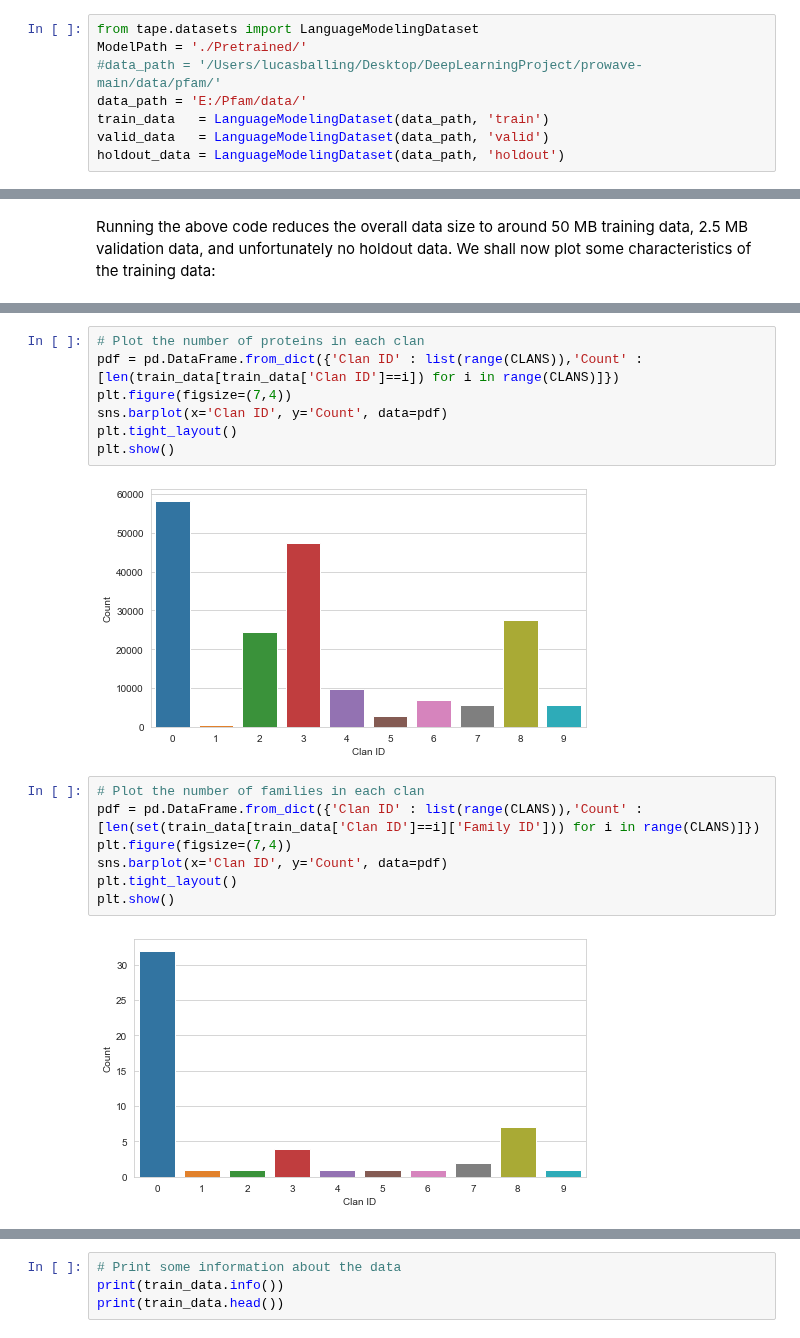
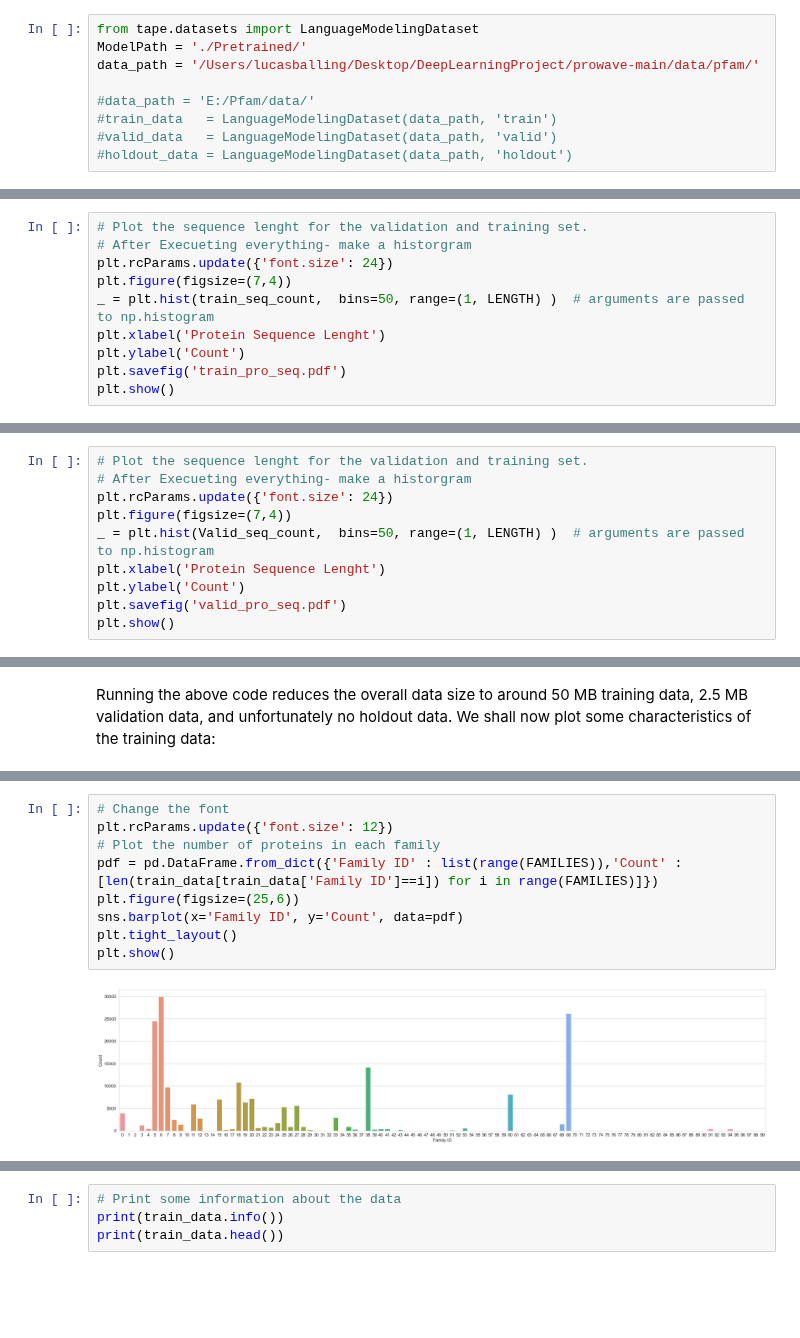
Before and after one commit to hansemandse/prowave, a Jupyter notebook: src/DeeplearningProject.ipynb, the cells around one changed output, grey strips where cells are left out. Drawn from its saved outputs; the diff is of its cells as text; blank space fills up the shorter version.

Commit message:
Updated Plotting code

```diff
--- a/src/DeeplearningProject.ipynb
+++ b/src/DeeplearningProject.ipynb
@@ -33,11 +34,12 @@ We were unable to make the data download script, `download_data.sh`, run from Ju
 # %%
 from tape.datasets import LanguageModelingDataset
 ModelPath = './Pretrained/'
-#data_path = '/Users/lucasballing/Desktop/DeepLearningProject/prowave-main/data/pfam/'
-data_path = 'E:/Pfam/data/'
-train_data   = LanguageModelingDataset(data_path, 'train')
-valid_data   = LanguageModelingDataset(data_path, 'valid')
-holdout_data = LanguageModelingDataset(data_path, 'holdout')
+data_path = '/Users/lucasballing/Desktop/DeepLearningProject/prowave-main/data/pfam/'
+
+#data_path = 'E:/Pfam/data/'
+#train_data   = LanguageModelingDataset(data_path, 'train')
+#valid_data   = LanguageModelingDataset(data_path, 'valid')
+#holdout_data = LanguageModelingDataset(data_path, 'holdout')
 # %% [markdown]
 #### Understanding data features
 
@@ -176,0 +189,10 @@ with open(data_path+'valid_red2.pkl', 'rb') as f:
+# %%
+# Plot the sequence lenght for the validation and training set.
+# After Execueting everything- make a historgram
+plt.rcParams.update({'font.size': 24})
+plt.figure(figsize=(7,4))
+_ = plt.hist(train_seq_count,  bins=50, range=(1, LENGTH) )  # arguments are passed to np.histogram
+plt.xlabel('Protein Sequence Lenght')
+plt.ylabel('Count')
+plt.savefig('train_pro_seq.pdf')
+plt.show()
@@ -176,0 +201,10 @@ with open(data_path+'valid_red2.pkl', 'rb') as f:
+# %%
+# Plot the sequence lenght for the validation and training set.
+# After Execueting everything- make a historgram
+plt.rcParams.update({'font.size': 24})
+plt.figure(figsize=(7,4))
+_ = plt.hist(Valid_seq_count,  bins=50, range=(1, LENGTH) )  # arguments are passed to np.histogram
+plt.xlabel('Protein Sequence Lenght')
+plt.ylabel('Count')
+plt.savefig('valid_pro_seq.pdf')
+plt.show()
@@ -179,18 +275,11 @@ Running the above code reduces the overall data size to around 50 MB training da
 # %%
-# Plot the number of proteins in each clan
-pdf = pd.DataFrame.from_dict({'Clan ID' : list(range(CLANS)),'Count' : [len(train_data[train_data['Clan ID']==i]) for i in range(CLANS)]})
-plt.figure(figsize=(7,4))
-sns.barplot(x='Clan ID', y='Count', data=pdf)
+# Change the font
+plt.rcParams.update({'font.size': 12})
+# Plot the number of proteins in each family
+pdf = pd.DataFrame.from_dict({'Family ID' : list(range(FAMILIES)),'Count' : [len(train_data[train_data['Family ID']==i]) for i in range(FAMILIES)]})
+plt.figure(figsize=(25,6))
+sns.barplot(x='Family ID', y='Count', data=pdf)
 plt.tight_layout()
 plt.show()
 # %% [output]
-[figure, old version]
+[figure, new version]
-# %%
-# Plot the number of families in each clan
-pdf = pd.DataFrame.from_dict({'Clan ID' : list(range(CLANS)),'Count' : [len(set(train_data[train_data['Clan ID']==i]['Family ID'])) for i in range(CLANS)]})
-plt.figure(figsize=(7,4))
-sns.barplot(x='Clan ID', y='Count', data=pdf)
-plt.tight_layout()
-plt.show()
-# %% [output]
-[figure, removed]
```
Also changed, not shown: parts of 10 cells of this notebook.
